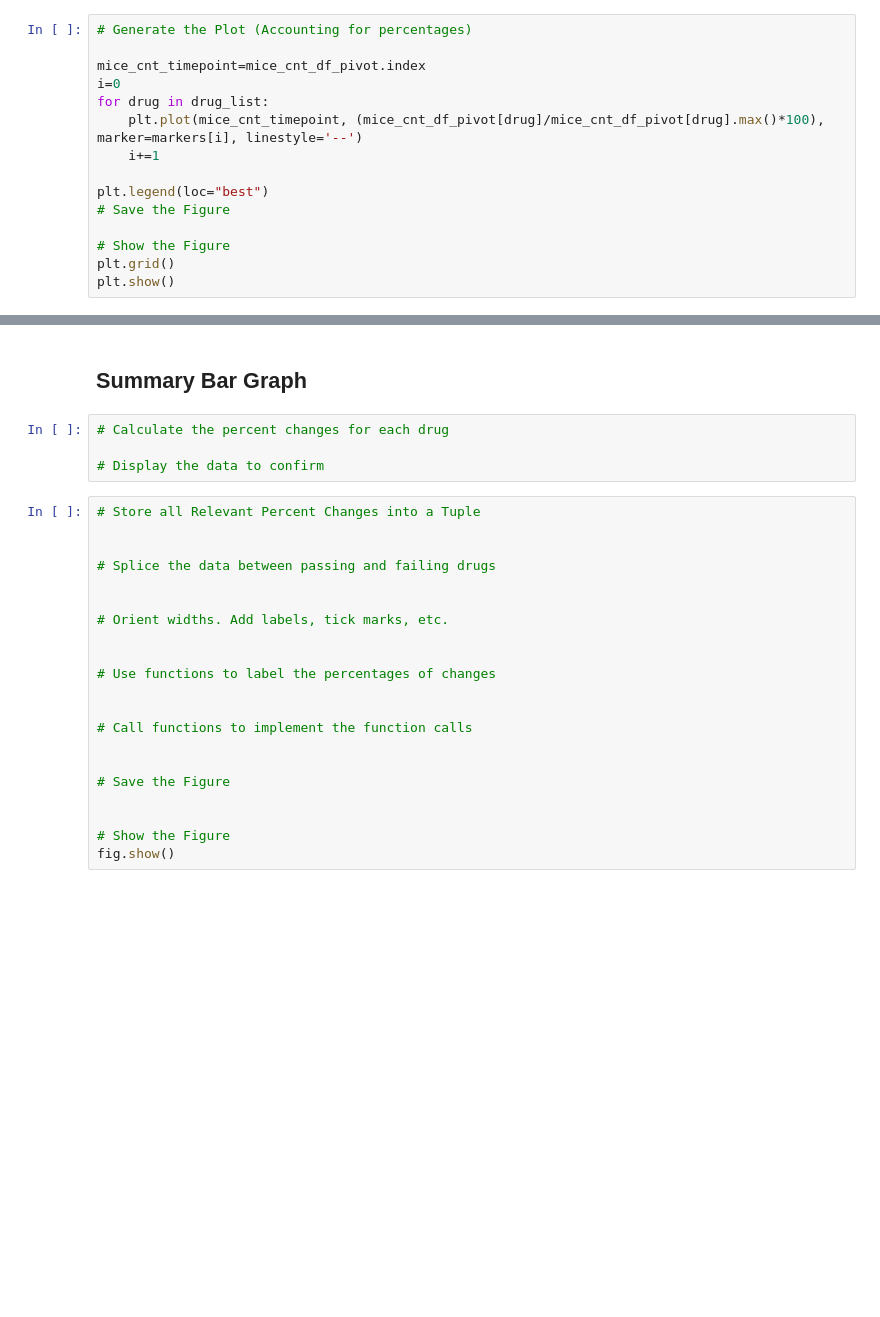
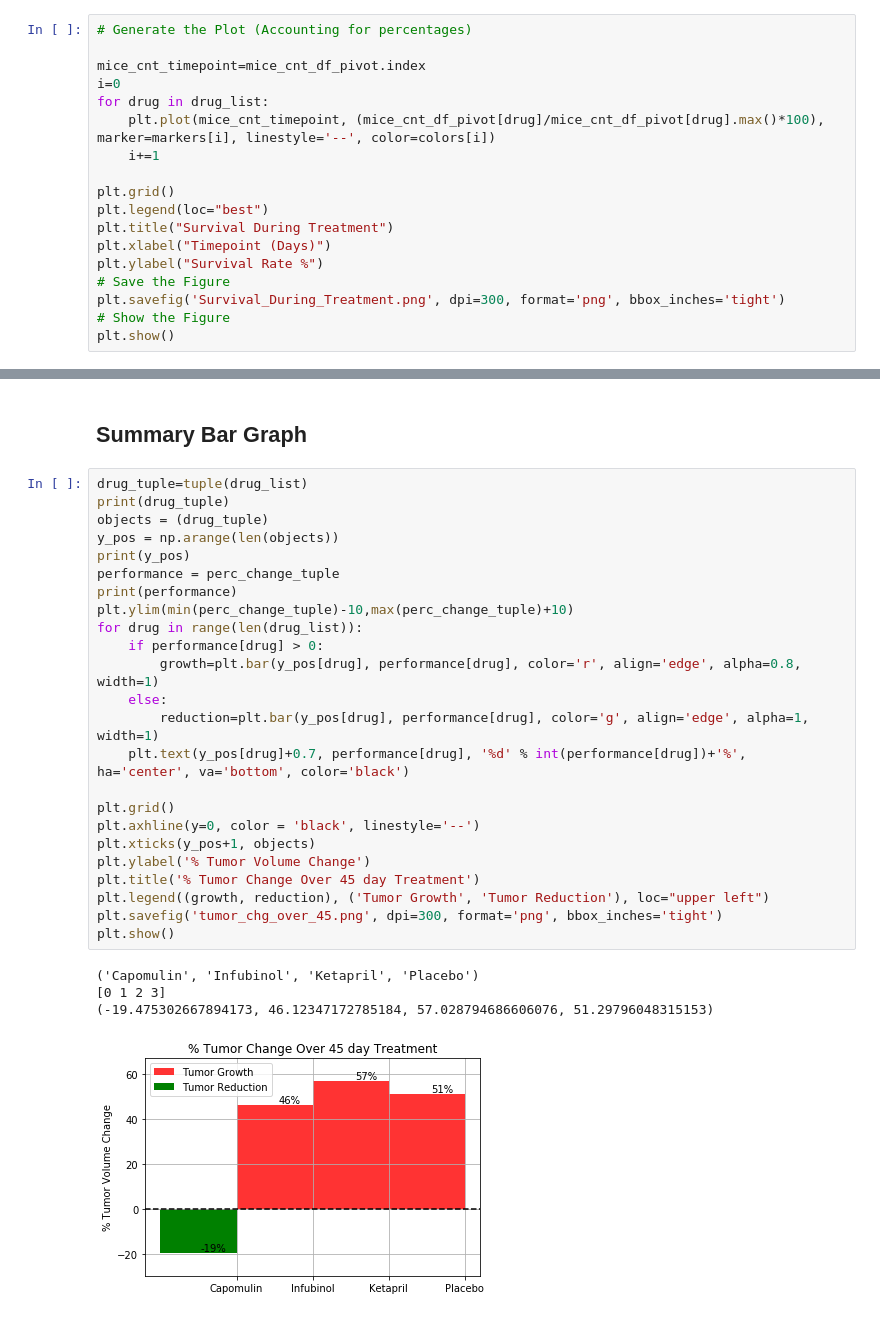
Before and after one commit to paul-data-science/HW5, a Jupyter notebook: pymaceuticals_starter-PAULAGv2.ipynb, the cells around one changed output, grey strips where cells are left out. Saved outputs shown, nothing was run; the diff lists cells and outputs as text; blank space fills up the shorter version.

```diff
--- a/pymaceuticals_starter-PAULAGv2.ipynb
+++ b/pymaceuticals_starter-PAULAGv2.ipynb
@@ -302,13 +320,16 @@ Int64Index([0, 5, 10, 15, 20, 25, 30, 35, 40, 45], dtype='int64', name='Timepoin
 mice_cnt_timepoint=mice_cnt_df_pivot.index
 i=0
 for drug in drug_list:
-    plt.plot(mice_cnt_timepoint, (mice_cnt_df_pivot[drug]/mice_cnt_df_pivot[drug].max()*100), marker=markers[i], linestyle='--')
+    plt.plot(mice_cnt_timepoint, (mice_cnt_df_pivot[drug]/mice_cnt_df_pivot[drug].max()*100), marker=markers[i], linestyle='--', color=colors[i])
     i+=1
 
+plt.grid()
 plt.legend(loc="best")
+plt.title("Survival During Treatment")
+plt.xlabel("Timepoint (Days)")
+plt.ylabel("Survival Rate %")
 # Save the Figure
-
+plt.savefig('Survival_During_Treatment.png', dpi=300, format='png', bbox_inches='tight')
 # Show the Figure
-plt.grid()
 plt.show()
 # %% [output]
@@ -358,27 +352,31 @@ plt.grid()
 # %% [markdown]
 ## Summary Bar Graph
-# %%
-# Calculate the percent changes for each drug
-
-# Display the data to confirm
-# %%
-# Store all Relevant Percent Changes into a Tuple
-
-
-# Splice the data between passing and failing drugs
-
-
-# Orient widths. Add labels, tick marks, etc.
-
-
-# Use functions to label the percentages of changes
-
-
-# Call functions to implement the function calls
-
-
-# Save the Figure
-
-
-# Show the Figure
-fig.show()
+# %%
+drug_tuple=tuple(drug_list)
+print(drug_tuple)
+objects = (drug_tuple)
+y_pos = np.arange(len(objects))
+print(y_pos)
+performance = perc_change_tuple
+print(performance)
+plt.ylim(min(perc_change_tuple)-10,max(perc_change_tuple)+10)
+for drug in range(len(drug_list)):
+    if performance[drug] > 0:
+        growth=plt.bar(y_pos[drug], performance[drug], color='r', align='edge', alpha=0.8, width=1)
+    else:
+        reduction=plt.bar(y_pos[drug], performance[drug], color='g', align='edge', alpha=1, width=1)
+    plt.text(y_pos[drug]+0.7, performance[drug], '%d' % int(performance[drug])+'%', ha='center', va='bottom', color='black')
+
+plt.grid()
+plt.axhline(y=0, color = 'black', linestyle='--')
+plt.xticks(y_pos+1, objects)
+plt.ylabel('% Tumor Volume Change')
+plt.title('% Tumor Change Over 45 day Treatment')
+plt.legend((growth, reduction), ('Tumor Growth', 'Tumor Reduction'), loc="upper left")
+plt.savefig('tumor_chg_over_45.png', dpi=300, format='png', bbox_inches='tight')
+plt.show()
+# %% [output]
+('Capomulin', 'Infubinol', 'Ketapril', 'Placebo')
+[0 1 2 3]
+(-19.475302667894173, 46.12347172785184, 57.028794686606076, 51.29796048315153)
+[figure, added]
```
Also changed, not shown: parts of 6 cells of this notebook.
